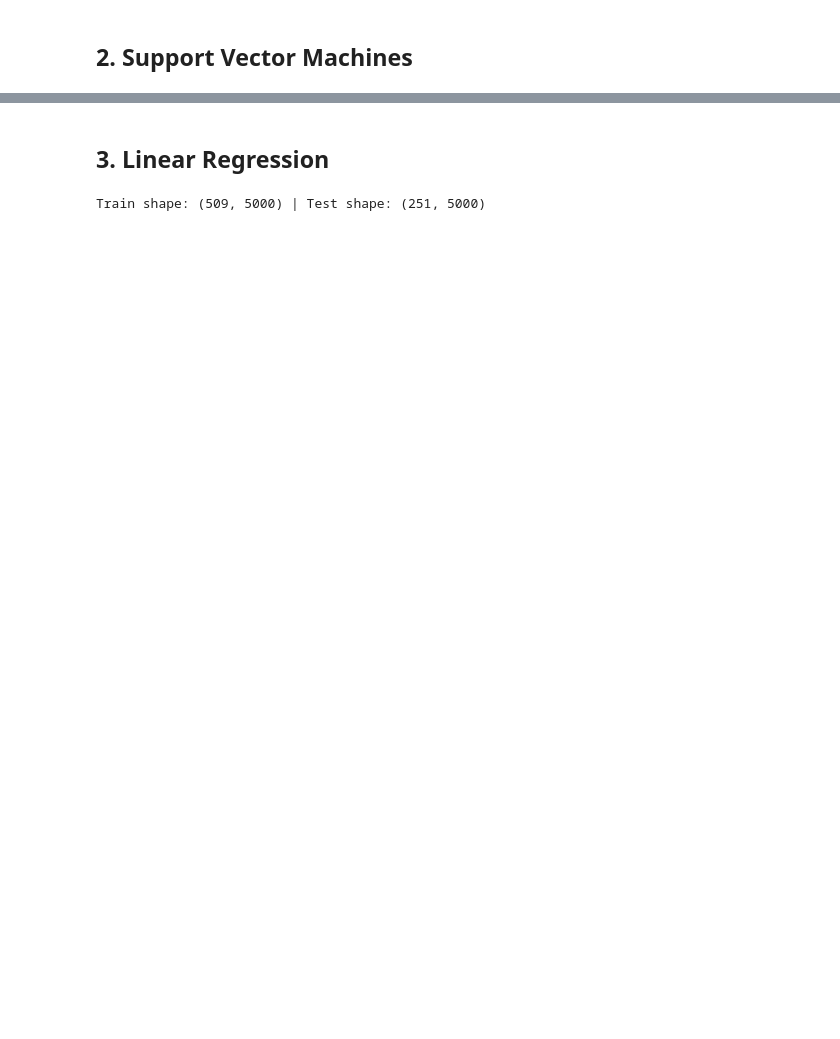
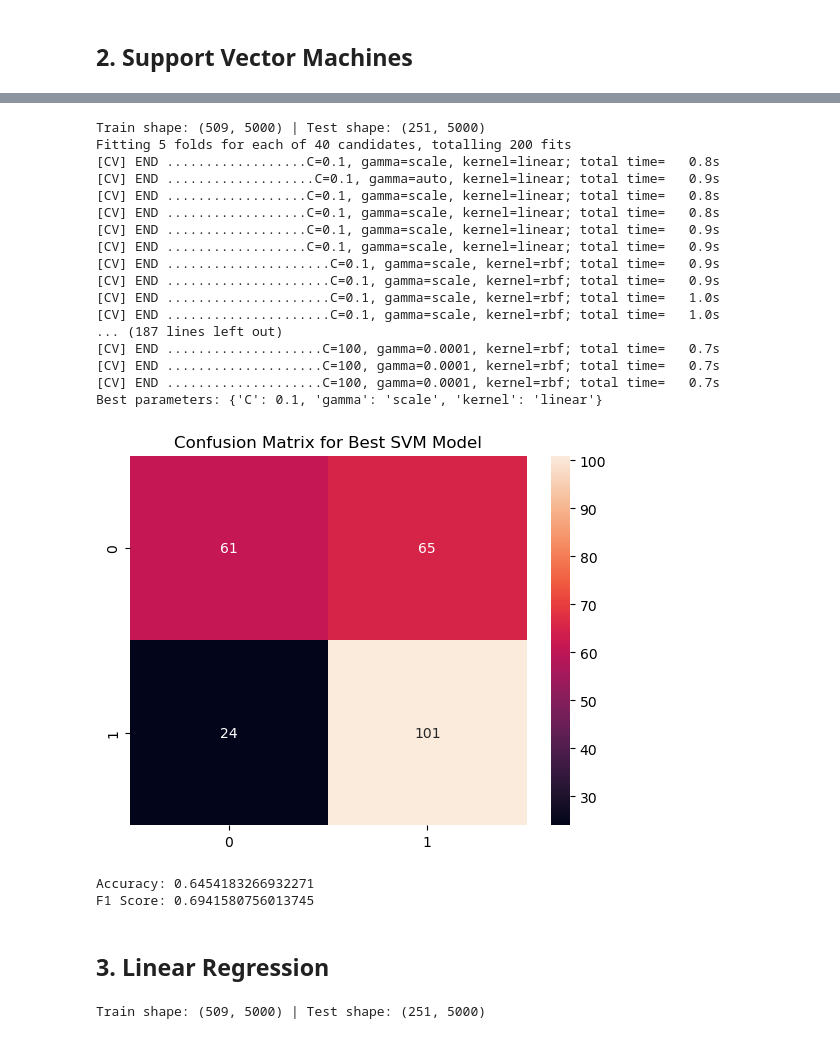
Before and after one commit to kebelouah/decisions_thesis, a Jupyter notebook: word2vec.ipynb, the cells around one changed output, grey strips where cells are left out. Cells and saved outputs as stored; diff of their text form; code cells hidden in the pictures; blank space fills up the shorter version.

```diff
--- a/word2vec.ipynb
+++ b/word2vec.ipynb
@@ -358,3 +366,76 @@ F1 Score: 0.7171314741035857
+# %%
+from sklearn.model_selection import train_test_split, GridSearchCV
+from sklearn.svm import SVC  # Import the SVM classifier
+from sklearn.metrics import confusion_matrix, f1_score
+import seaborn as sns
+import matplotlib.pyplot as plt
+
+# Step 1: Split the data into features and labels
+X = data_resampled.drop('Label', axis=1)
+y = data_resampled['Label']
+
+# Step 2: Train/Test Split
+X_train, X_test, y_train, y_test = train_test_split(X, y, stratify=y, test_size=0.33, random_state=42)
+print(f'Train shape: {X_train.shape} | Test shape: {X_test.shape}')
+
+# Step 3: Set up the SVM classifier and the parameter grid for GridSearchCV
+svm = SVC()
+
+# Define a parameter grid to search for the best parameters
+param_grid = {
+    'C': [0.01,0.1, 0.5, 1, 10, 100],               # Regularization parameter
+    'gamma': np.linspace(0, 1, 100),  # Kernel coefficient
+    'kernel': ['linear', 'rbf']            # Kernel types
+}
+
+
+# Step 4: Set up GridSearchCV with cross-validation (cv=5)
+grid_search = GridSearchCV(svm, param_grid, cv=5, scoring='f1', verbose=2, n_jobs=-1)
+
+# Step 5: Fit the model to the training data with GridSearchCV
+grid_search.fit(X_train, y_train)
+
+# Step 6: Get the best estimator and print the best parameters
+best_svm = grid_search.best_estimator_
+print(f'Best parameters: {grid_search.best_params_}')
+
+# Step 7: Use the best model to predict on the test data
+y_pred = best_svm.predict(X_test)
+
+# Confusion matrix
+cm = confusion_matrix(y_test, y_pred)
+sns.heatmap(cm, annot=True, fmt='d')
+plt.title('Confusion Matrix for Best SVM Model')
+plt.show()
+
+# Print Accuracy
+accuracy = best_svm.score(X_test, y_test)
+print(f'Accuracy: {accuracy}')
+
+# Calculate and print F1 Score
+f1 = f1_score(y_test, y_pred)
+print(f'F1 Score: {f1}')
+# %% [output]
+Train shape: (509, 5000) | Test shape: (251, 5000)
+Fitting 5 folds for each of 40 candidates, totalling 200 fits
+[CV] END ..................C=0.1, gamma=scale, kernel=linear; total time=   0.8s
+[CV] END ...................C=0.1, gamma=auto, kernel=linear; total time=   0.9s
+[CV] END ..................C=0.1, gamma=scale, kernel=linear; total time=   0.8s
+[CV] END ..................C=0.1, gamma=scale, kernel=linear; total time=   0.8s
+[CV] END ..................C=0.1, gamma=scale, kernel=linear; total time=   0.9s
+[CV] END ..................C=0.1, gamma=scale, kernel=linear; total time=   0.9s
+[CV] END .....................C=0.1, gamma=scale, kernel=rbf; total time=   0.9s
+[CV] END .....................C=0.1, gamma=scale, kernel=rbf; total time=   0.9s
+[CV] END .....................C=0.1, gamma=scale, kernel=rbf; total time=   1.0s
+[CV] END .....................C=0.1, gamma=scale, kernel=rbf; total time=   1.0s
+... (187 lines left out)
+[CV] END ....................C=100, gamma=0.0001, kernel=rbf; total time=   0.7s
+[CV] END ....................C=100, gamma=0.0001, kernel=rbf; total time=   0.7s
+[CV] END ....................C=100, gamma=0.0001, kernel=rbf; total time=   0.7s
+Best parameters: {'C': 0.1, 'gamma': 'scale', 'kernel': 'linear'}
+[figure, added]
+Accuracy: 0.6454183266932271
+F1 Score: 0.6941580756013745
 # %% [markdown]
 ## 3. Linear Regression ##
 # %%
```
Also changed, not shown: parts of 9 cells of this notebook, 4 other files.
